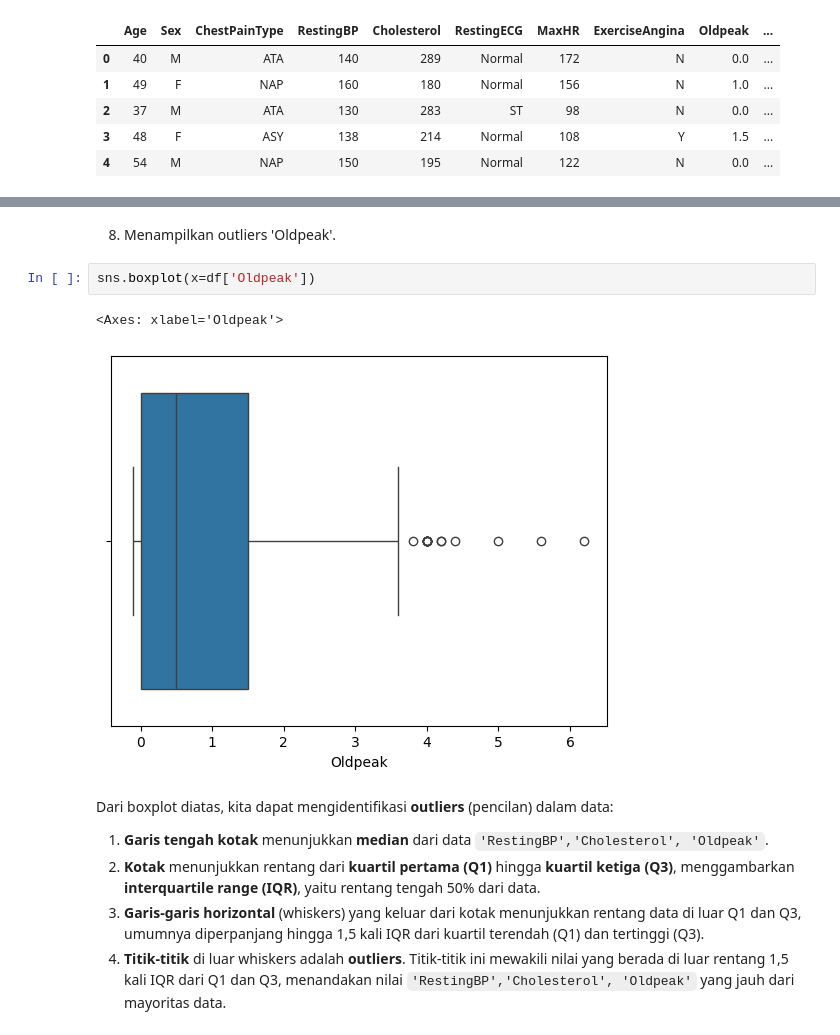
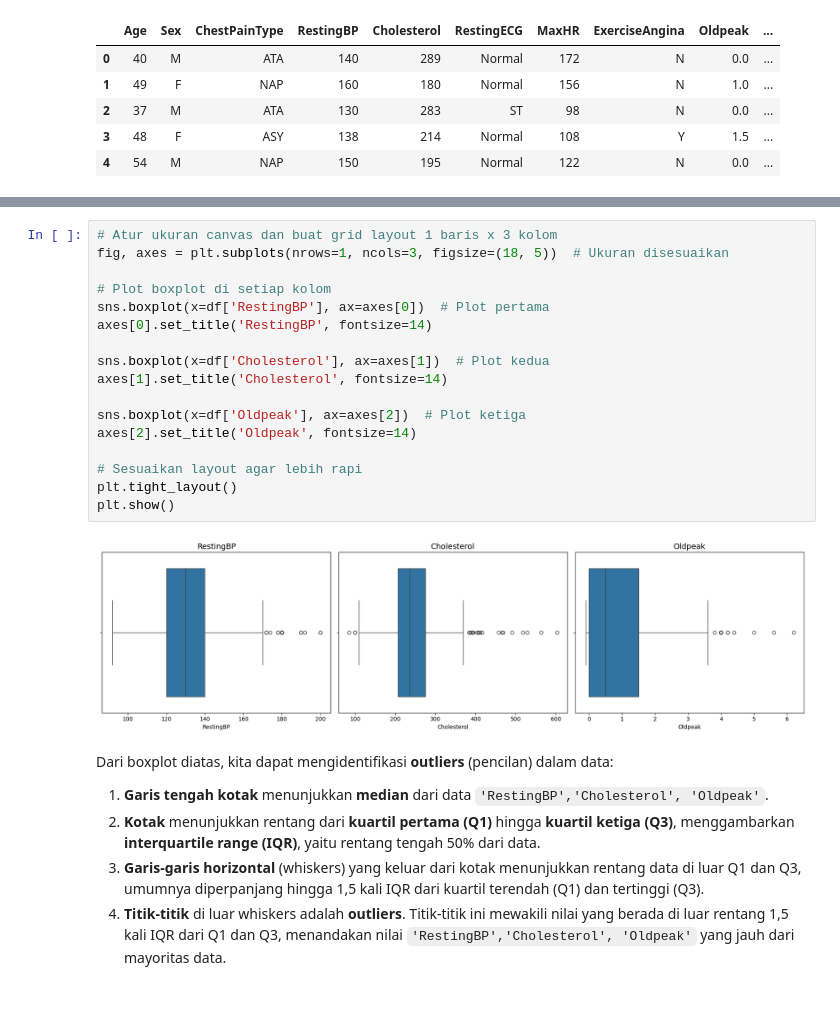
Before and after one commit to aflah201/Submission_MLT_Predictive_Analytics_Heart, a Jupyter notebook: Submission_Predictive_Analytics_Heart.ipynb, the cells around one changed output, grey strips where cells are left out. Cells and saved outputs as stored; diff of their text form; blank space fills up the shorter version.

```diff
--- a/Submission_Predictive_Analytics_Heart.ipynb
+++ b/Submission_Predictive_Analytics_Heart.ipynb
@@ -254,10 +242,22 @@ sns.boxplot(x=df['Cholesterol'])
-# %% [markdown]
-8. Menampilkan outliers 'Oldpeak'.
-# %%
-sns.boxplot(x=df['Oldpeak'])
-# %% [output]
-<Axes: xlabel='Oldpeak'>
-[figure, removed]
+# %%
+# Atur ukuran canvas dan buat grid layout 1 baris x 3 kolom
+fig, axes = plt.subplots(nrows=1, ncols=3, figsize=(18, 5))  # Ukuran disesuaikan
+
+# Plot boxplot di setiap kolom
+sns.boxplot(x=df['RestingBP'], ax=axes[0])  # Plot pertama
+axes[0].set_title('RestingBP', fontsize=14)
+
+sns.boxplot(x=df['Cholesterol'], ax=axes[1])  # Plot kedua
+axes[1].set_title('Cholesterol', fontsize=14)
+
+sns.boxplot(x=df['Oldpeak'], ax=axes[2])  # Plot ketiga
+axes[2].set_title('Oldpeak', fontsize=14)
+
+# Sesuaikan layout agar lebih rapi
+plt.tight_layout()
+plt.show()
+# %% [output]
+[figure, added]
 # %% [markdown]
 Dari boxplot diatas, kita dapat mengidentifikasi **outliers** (pencilan) dalam data:
 
```
Also changed, not shown: parts of 20 cells of this notebook, 1 other file.
